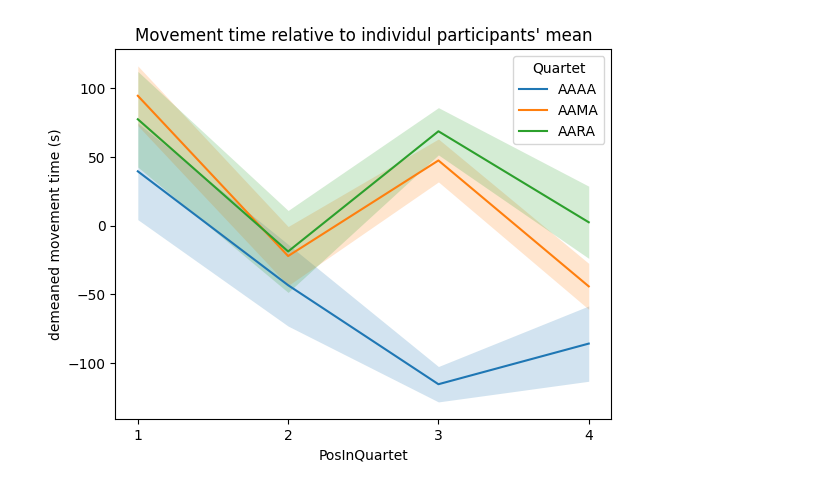
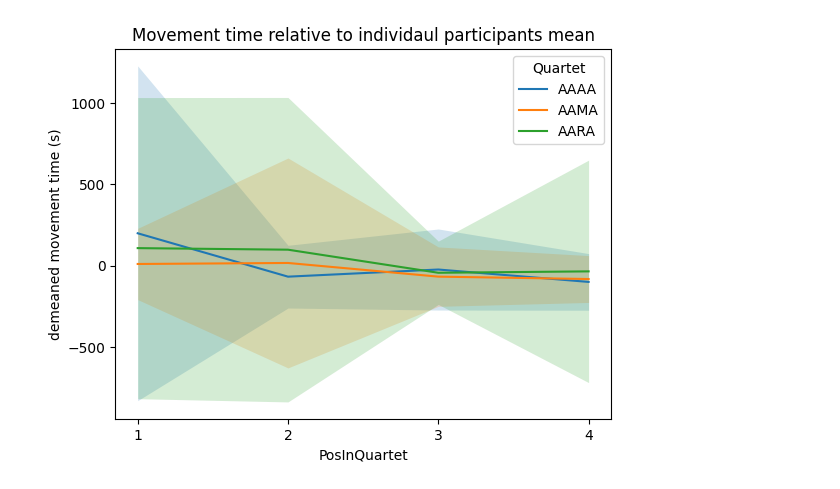
Before and after one commit to AmandaGiselleLily/modified-digit-inteference, a Jupyter notebook: notebooks/MovementTime.ipynb, the cells around one changed output. Saved outputs shown, nothing was run; the diff lists cells and outputs as text; code cells hidden in the pictures.

```diff
--- a/notebooks/MovementTime.ipynb
+++ b/notebooks/MovementTime.ipynb
@@ -9,17 +9,18 @@ import pandas as pd
 plt.style.use('default')
 # %%
 data = pd.read_csv(os.path.join(gl.baseDir, gl.behavDir, 'MDI0_merged.csv'))
-data = data[(data.BN>1) & (data.correct==1)]
-data = data.groupby(['SID', 'Quartet', 'PosInQuartet']).median(numeric_only=True).reset_index()
+data = data[(data.correct==1)]
+#data = data.groupby(['SID', 'Quartet', 'PosInQuartet']).median(numeric_only=True).reset_index()
 data['MovementTime'] = (data['MovementTime']- data.groupby('SID')['MovementTime'].transform('mean'))
+data.Quartet = pd.Categorical(data.Quartet, categories=['AAAA', 'AAMA', 'AARA'], ordered=True)
 # %%
 fig, ax = plt.subplots()
-sb.lineplot(data=data, ax=ax, x='PosInQuartet', y='MovementTime', hue='Quartet', err_kws={'linewidth': 0}, errorbar='se')
+sb.lineplot(data=data, ax=ax, x='PosInQuartet', y='MovementTime', hue='Quartet', err_kws={'linewidth': 0}, errorbar='sd')
 
-ax.set_title("Movement time relative to individul participants' mean")
+ax.set_title("Movement time relative to individaul participants mean")
 ax.set_ylabel("demeaned movement time (s)")
 ax.set_xticks([1, 2, 3, 4])
 
 plt.show()
 # %% [output]
-[figure, old version]
+[figure, new version]
```
Also changed, not shown: 5 other files.
